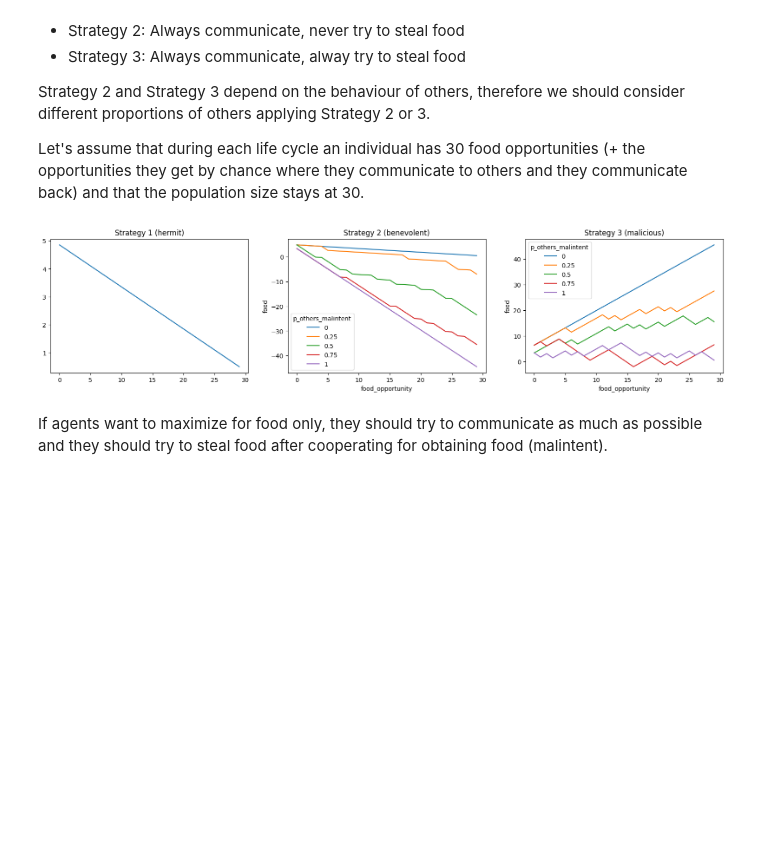
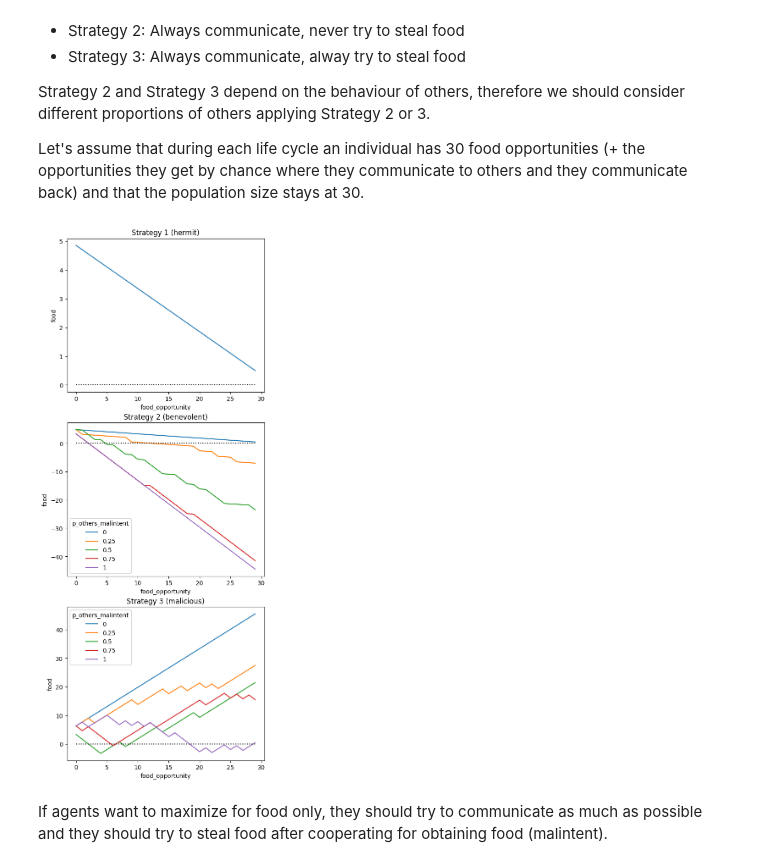
Before and after one commit to philipp-hellwig/evolution-cooperation, a Jupyter notebook: Agent_based_Model_Communication.ipynb, the cells around one changed output. Drawn from its saved outputs; the diff is of its cells as text; code cells hidden in the pictures; blank space fills up the shorter version.

```diff
--- a/Agent_based_Model_Communication.ipynb
+++ b/Agent_based_Model_Communication.ipynb
@@ -164,7 +177,7 @@ initial_food = 5
 food_decay = 1.65
 
 # Strategy 1
-strat_1 =[]
+strat_1 = []
 food_count = initial_food
 for _ in range(30):
     food_count = food_count + 1.5 - food_decay
@@ -176,35 +189,40 @@ for p_others in [0, 0.25, 0.5, 0.75, 1]:
     food_count = initial_food
     for i in range(30):
         food_count -= food_decay
         if st.bernoulli(p_others).rvs(1):
             pass
         else:
             food_count += 1.5
         strat_2.loc[len(strat_2.index),:] = (i, str(p_others), food_count)
 
 # Strategy 3
 strat_3 = pd.DataFrame(columns=["food_opportunity", "p_others_malintent", "food"])
 for p_others in [0, 0.25, 0.5, 0.75, 1]:
     food_count = initial_food
     for i in range(30):
         food_count -= food_decay
         if st.bernoulli(p_others).rvs(1):
             if st.bernoulli(0.5).rvs(1):
                 food_count += 3
         else:
             food_count += 3
         strat_3.loc[len(strat_3.index),:] = (i, str(p_others), food_count)
 
 # plot strategies:
-fig, ax = plt.subplots(1,3, figsize=(20,4))
+fig, ax = plt.subplots(3,1, figsize=(6,16))
 _ = ax[0].plot(strat_1)
 _ = ax[0].set_title("Strategy 1 (hermit)")
+_ = ax[0].set_xlabel("food_opportunity")
+_ = ax[0].set_ylabel("food")
+_ = ax[0].hlines(0, 0, 29, color="black", linestyles="dotted")
 _ = sns.lineplot(data=strat_2, x="food_opportunity", y="food", hue="p_others_malintent", ax=ax[1])
 _ = ax[1].set_title("Strategy 2 (benevolent)")
+_ = ax[1].hlines(0, 0, 29, color="black", linestyles="dotted")
 _ = sns.lineplot(data=strat_3, x="food_opportunity", y="food", hue="p_others_malintent", ax=ax[2])
 _ = ax[2].set_title("Strategy 3 (malicious)")
+_ = ax[2].hlines(0, 0, 29, color="black", linestyles="dotted")
 # %% [output]
-[figure, old version]
+[figure, new version]
 # %% [markdown]
 If agents want to maximize for food only, they should try to communicate as much as possible and they should try to steal food after cooperating for obtaining food (malintent).
 # %% [markdown]
```
Also changed, not shown: parts of 20 cells of this notebook.
